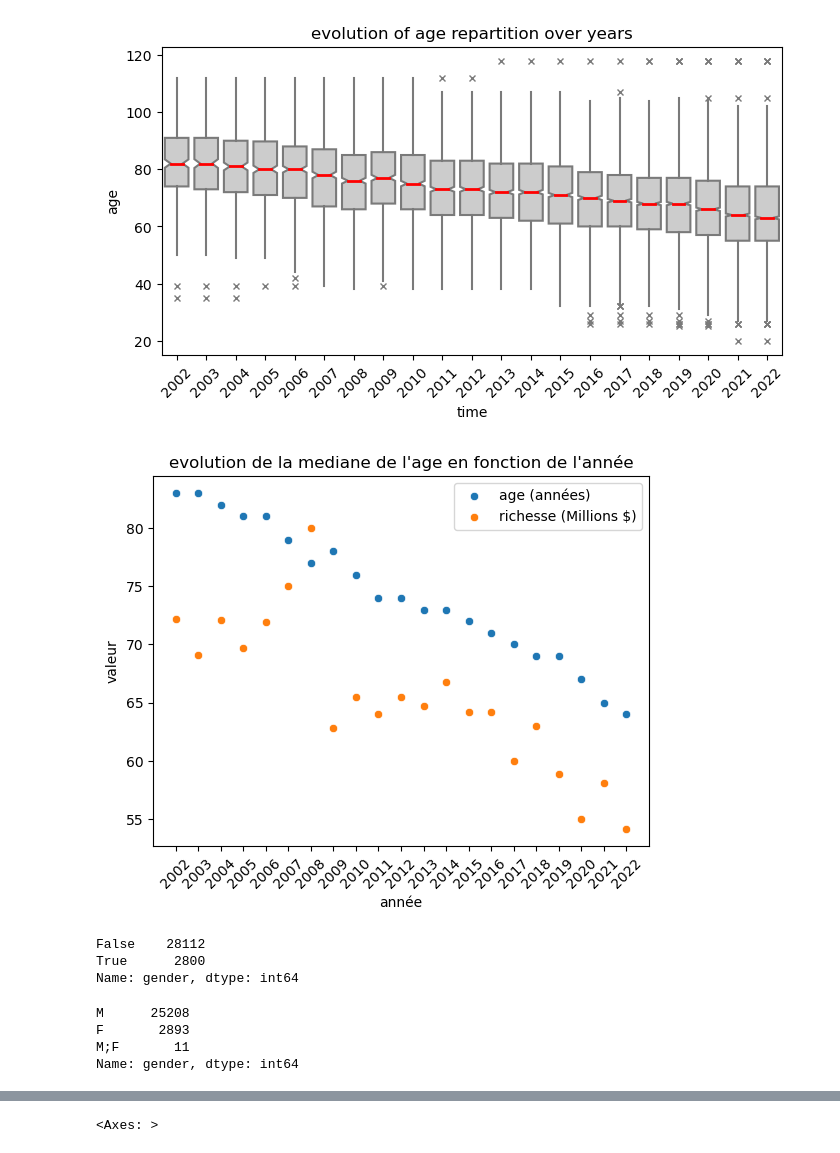
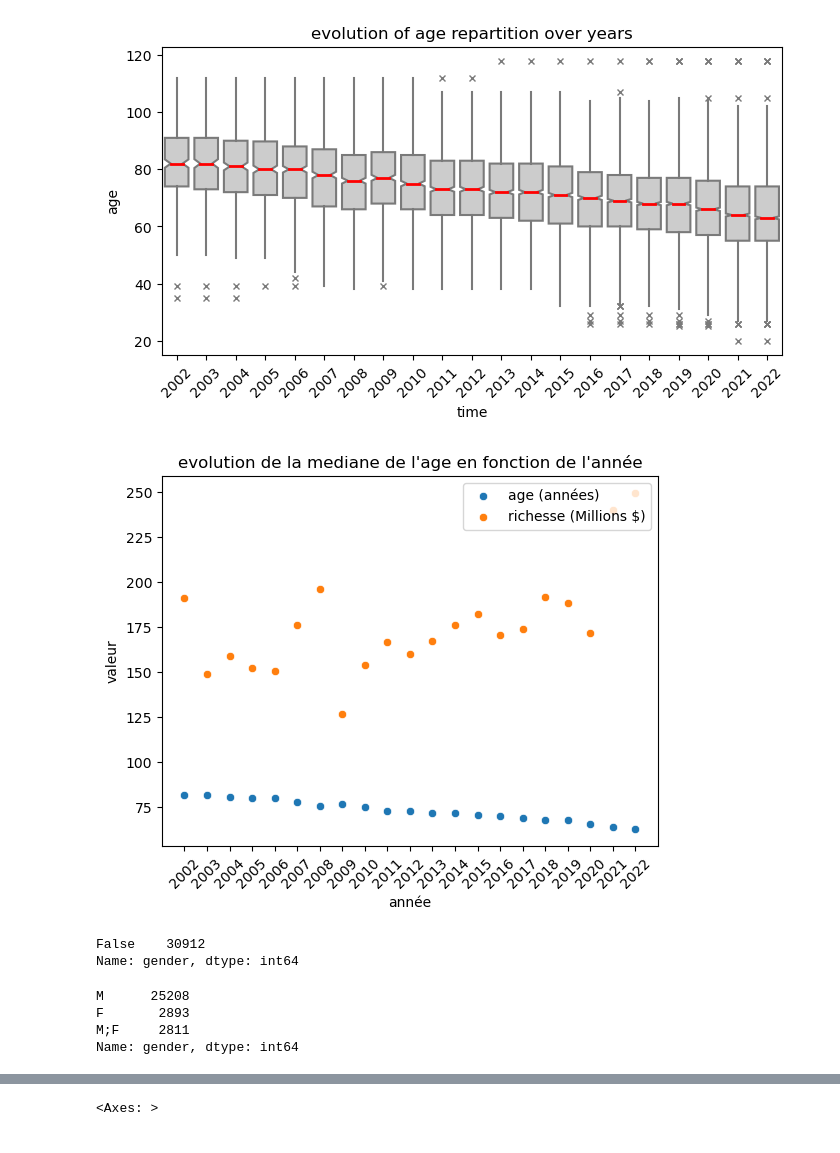
Before and after one commit to BrunetAlexis/Brief_2_Simplon, a Jupyter notebook: Simplon_Brief_Remi.ipynb, the cells around one changed output, grey strips where cells are left out. Drawn from its saved outputs; the diff is of its cells as text; code cells hidden in the pictures.

```diff
--- a/Simplon_Brief_Remi.ipynb
+++ b/Simplon_Brief_Remi.ipynb
@@ -105,18 +118,25 @@ permanent_country has 22 % valeurs nulles
 ### remmetre les pays là ou il y a des valeur manquantes
 display(data[['permanent_country','countries']].sample(5))
 
-countries = [str(x).split("-")[0] for x in data.permanent_country]
-# ==> AttributeError: 'float' object has no attribute 'split' ==> obligé d'utiliser 'str(x)'
-countries_code = [x for x in data.countries]
+# reinitialise les codes pays avec le dernier element de la liste spearé par ';'
+data.countries = data.countries.apply(lambda x: str(x).split(";")[0])
+# reinitialise les noms pays avec le premier element de la liste spearé par '-'
+data.permanent_country = data.permanent_country.apply(lambda x: str(x).split("-")[0])
 
+#construit dictionnaire des noms de pays en fonction des codes pays
 country_dict = {}
-for country,code in zip(countries, countries_code):
-    country_dict[code] = country
+for name,code in zip(data.permanent_country, data.countries):
+    if name != 'nan':
+        country_dict[code] = name
 
-data['permanent_country'] = [country_dict[code] for code in data['countries']]
+display(country_dict)
+
+# attribue le nom de pays en fonction du code pays
+data['permanent_country_good'] = [country_dict[code] for code in data['countries']]
+display(data[['permanent_country','permanent_country_good','countries']].sample(20))
 data.drop(['countries'], axis=1, inplace=True)
 
 # check values were filled
-data.info()
+#data.info()
 # %% [output]
 |  | permanent_country | countries |
@@ -203,27 +254,26 @@ plt.show()
 [figure]
 # %%
 sns.scatterplot(data.groupby('time')['age'].median())
-sns.scatterplot(data.groupby('time')['annual_income'].median()*1000)
+sns.scatterplot(data.groupby('time')['annual_income'].std()*1000)
 plt.legend(['age (années)','richesse (Millions $)'],loc='upper right')
 plt.title("evolution de la mediane de l'age en fonction de l'année")
 plt.xticks(data.time.unique(), rotation=45)
 plt.xlabel("année")
 plt.ylabel("valeur")
 plt.show()
 # %% [output]
-[figure, old version]
+[figure, new version]
 # %%
 display(data.gender.isnull().value_counts())
 display(data.gender.value_counts())
 # make gender data a numeric
 data['gender_num'] = data.gender.apply(lambda x: 0 if x == 'M' else 1 if x == 'F' else 2 )
 # %% [output]
-False    28112
-True      2800
+False    30912
 Name: gender, dtype: int64
 M      25208
 F       2893
-M;F       11
+M;F     2811
 Name: gender, dtype: int64
 # %%
 data.info()
```
Also changed, not shown: parts of 11 cells of this notebook.
